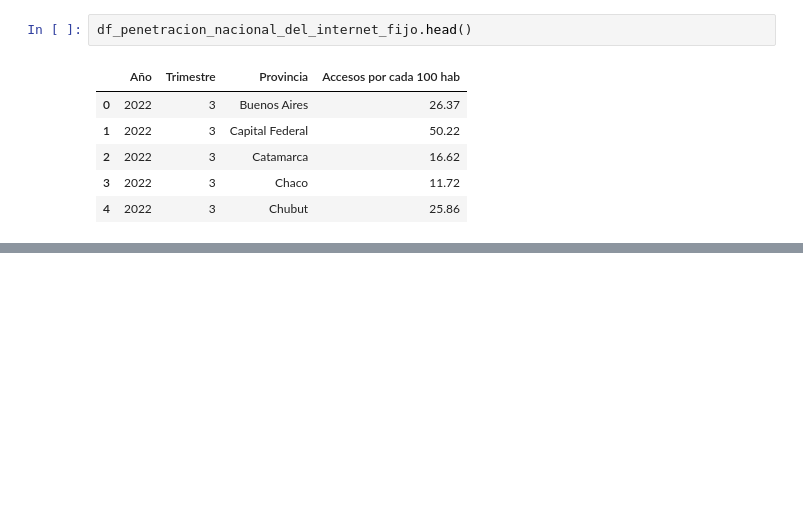
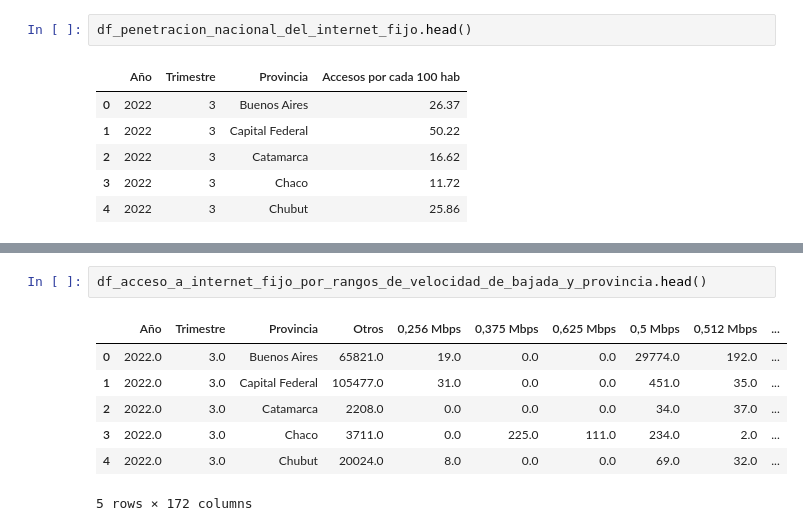
Before and after one commit to pakyxs/ainternet-access-argentina-analysis, a Jupyter notebook: EDA.ipynb, the cells around one changed output, grey strips where cells are left out. Saved outputs shown, nothing was run; the diff lists cells and outputs as text; blank space fills up the shorter version.

Commit message:
agregado de heads

```diff
--- a/EDA.ipynb
+++ b/EDA.ipynb
@@ -66,0 +145,10 @@ df
+# %%
+df_acceso_a_internet_fijo_por_rangos_de_velocidad_de_bajada_y_provincia.head()
+# %% [output]
+|  | Año | Trimestre | Provincia | Otros | 0,256 Mbps | 0,375 Mbps | 0,625 Mbps | 0,5 Mbps | 0,512 Mbps | ... |
+| 0 | 2022.0 | 3.0 | Buenos Aires | 65821.0 | 19.0 | 0.0 | 0.0 | 29774.0 | 192.0 | ... |
+| 1 | 2022.0 | 3.0 | Capital Federal | 105477.0 | 31.0 | 0.0 | 0.0 | 451.0 | 35.0 | ... |
+| 2 | 2022.0 | 3.0 | Catamarca | 2208.0 | 0.0 | 0.0 | 0.0 | 34.0 | 37.0 | ... |
+| 3 | 2022.0 | 3.0 | Chaco | 3711.0 | 0.0 | 225.0 | 111.0 | 234.0 | 2.0 | ... |
+| 4 | 2022.0 | 3.0 | Chubut | 20024.0 | 8.0 | 0.0 | 0.0 | 69.0 | 32.0 | ... |
+5 rows × 172 columns
```
Also changed, not shown: parts of 18 cells of this notebook.
